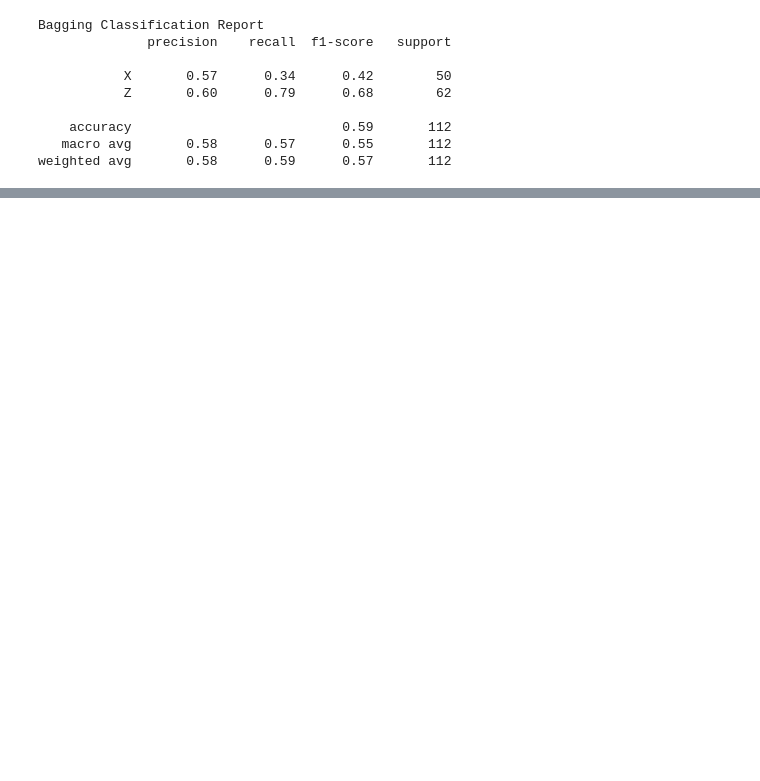
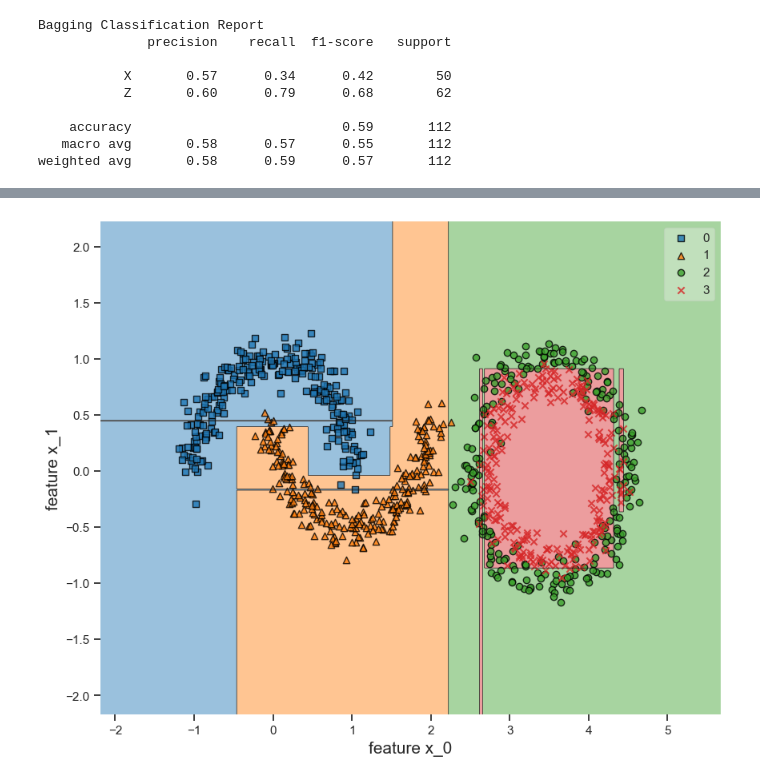
Before and after one commit to JonathanRTenney/Rice-INDE577-Fall2023, a Jupyter notebook: Supervised Learning/Ensemble Learning/Ensemble_Learning.ipynb, the cells around one changed output, grey strips where cells are left out. Drawn from its saved outputs; the diff is of its cells as text; code cells hidden in the pictures; blank space fills up the shorter version.

Commit message:
fixed some issues for Ensemble Method

```diff
--- a/Supervised Learning/Ensemble Learning/Ensemble_Learning.ipynb
+++ b/Supervised Learning/Ensemble Learning/Ensemble_Learning.ipynb
@@ -238,22 +320,15 @@ weighted avg       0.58      0.59      0.57       112
 # %%
-# import metrics
-from sklearn.metrics import classification_report
+# Splitting the moons and circles dataset into training and testing sets
+X_train, X_test, y_train, y_test = train_test_split(X, y, test_size=0.4, random_state=6)
 
-from sklearn.tree import DecisionTreeClassifier
-from sklearn.ensemble import BaggingClassifier
-
-X_train, X_test, y_train, y_test = train_test_split(ez_X,
-                                                    ez_y,
-                                                    test_size = 0.4,
-                                                    random_state = 6)
-
-stump_clf = DecisionTreeClassifier(max_depth=1, random_state=42)
+# Single Decision Stump Classifier
+stump_clf = DecisionTreeClassifier(max_depth=2, random_state=42)
 stump_clf.fit(X_train, y_train)
 stump_y_pred = stump_clf.predict(X_test)
 print(f"Stump Classification Report")
 print(classification_report(y_test, stump_y_pred), "\n")
 
-
+# Full Decision Tree Classifier
 tree_clf = DecisionTreeClassifier(max_depth=6, random_state=42)
 tree_clf.fit(X_train, y_train)
 tree_y_pred = tree_clf.predict(X_test)
@@ -392,0 +381,11 @@ weighted avg       0.22      0.47      0.30       400
+# %%
+from mlxtend.plotting import plot_decision_regions
+
+plt.figure(figsize = (10, 8))
+plot_decision_regions(X, y, clf = tree_clf)
+plt.xlabel("feature x_0", fontsize = 15)
+plt.ylabel("feature x_1", fontsize = 15)
+plt.grid()
+plt.show()
+# %% [output]
+[figure, added]
```
Also changed, not shown: parts of 26 cells of this notebook.
